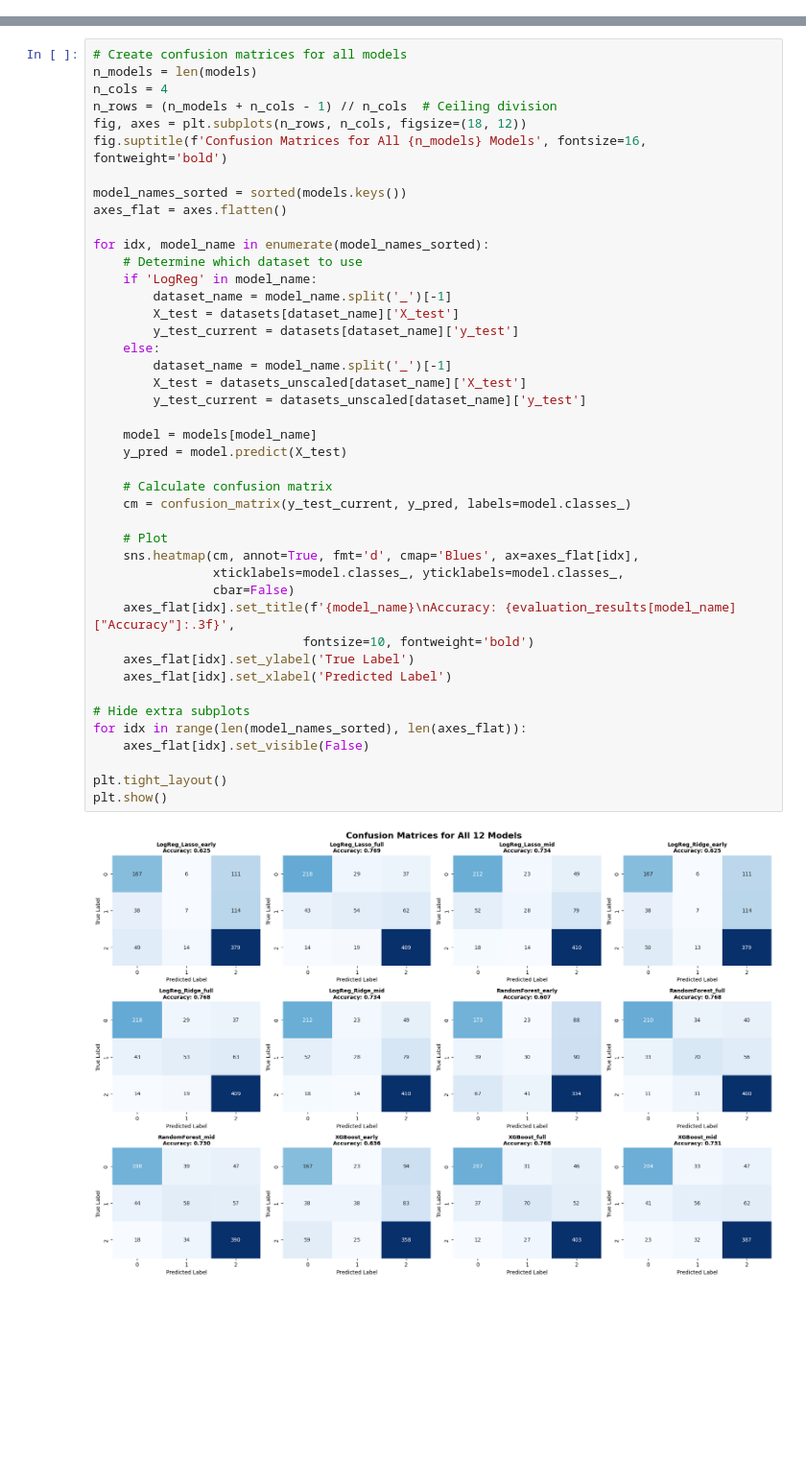
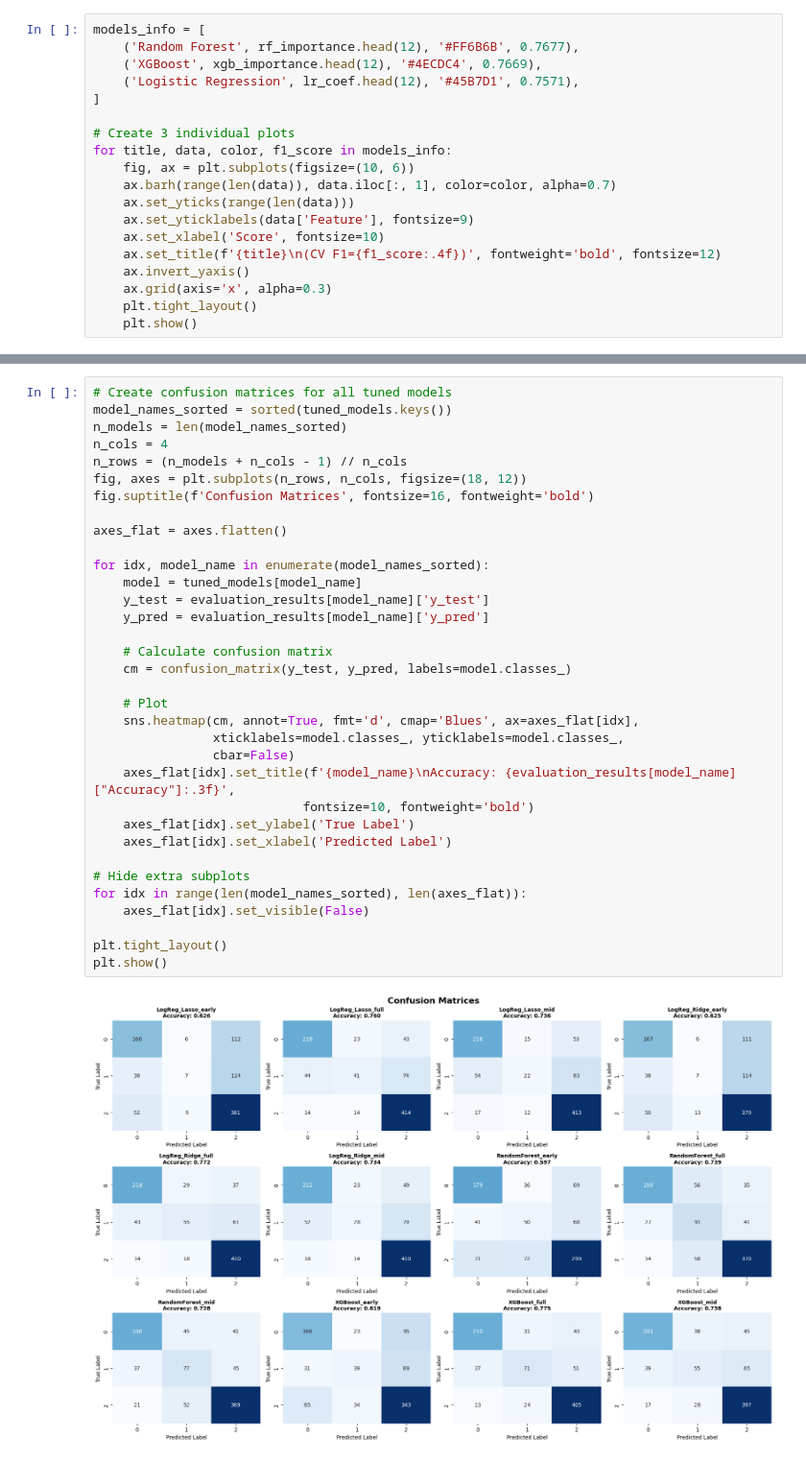
Before and after one commit to joycheng88/ml_early_dropout_detection, a Jupyter notebook: model_training.ipynb, the cells around one changed output, grey strips where cells are left out. Shown at 96% size. Saved outputs shown, nothing was run; the diff lists cells and outputs as text; blank space fills up the shorter version.

Commit message:
Update model training and utils

```diff
--- a/model_training.ipynb
+++ b/model_training.ipynb
@@ -459,0 +673,19 @@ Cross-Validation completed!
+# %%
+models_info = [
+    ('Random Forest', rf_importance.head(12), '#FF6B6B', 0.7677),
+    ('XGBoost', xgb_importance.head(12), '#4ECDC4', 0.7669),
+    ('Logistic Regression', lr_coef.head(12), '#45B7D1', 0.7571),
+]
+
+# Create 3 individual plots
+for title, data, color, f1_score in models_info:
+    fig, ax = plt.subplots(figsize=(10, 6))
+    ax.barh(range(len(data)), data.iloc[:, 1], color=color, alpha=0.7)
+    ax.set_yticks(range(len(data)))
+    ax.set_yticklabels(data['Feature'], fontsize=9)
+    ax.set_xlabel('Score', fontsize=10)
+    ax.set_title(f'{title}\n(CV F1={f1_score:.4f})', fontweight='bold', fontsize=12)
+    ax.invert_yaxis()
+    ax.grid(axis='x', alpha=0.3)
+    plt.tight_layout()
+    plt.show()
@@ -559,45 +765,36 @@ Test Set Evaluation completed!
 # %%
-# Create confusion matrices for all models
-n_models = len(models)
+# Create confusion matrices for all tuned models
+model_names_sorted = sorted(tuned_models.keys())
+n_models = len(model_names_sorted)
 n_cols = 4
-n_rows = (n_models + n_cols - 1) // n_cols  # Ceiling division
+n_rows = (n_models + n_cols - 1) // n_cols
 fig, axes = plt.subplots(n_rows, n_cols, figsize=(18, 12))
-fig.suptitle(f'Confusion Matrices for All {n_models} Models', fontsize=16, fontweight='bold')
+fig.suptitle(f'Confusion Matrices', fontsize=16, fontweight='bold')
 
-model_names_sorted = sorted(models.keys())
 axes_flat = axes.flatten()
 
 for idx, model_name in enumerate(model_names_sorted):
-    # Determine which dataset to use
-    if 'LogReg' in model_name:
-        dataset_name = model_name.split('_')[-1]
-        X_test = datasets[dataset_name]['X_test']
-        y_test_current = datasets[dataset_name]['y_test']
-    else:
-        dataset_name = model_name.split('_')[-1]
-        X_test = datasets_unscaled[dataset_name]['X_test']
-        y_test_current = datasets_unscaled[dataset_name]['y_test']
-
-    model = models[model_name]
-    y_pred = model.predict(X_test)
+    model = tuned_models[model_name]
+    y_test = evaluation_results[model_name]['y_test']
+    y_pred = evaluation_results[model_name]['y_pred']
 
     # Calculate confusion matrix
-    cm = confusion_matrix(y_test_current, y_pred, labels=model.classes_)
+    cm = confusion_matrix(y_test, y_pred, labels=model.classes_)
 
     # Plot
     sns.heatmap(cm, annot=True, fmt='d', cmap='Blues', ax=axes_flat[idx],
                 xticklabels=model.classes_, yticklabels=model.classes_,
                 cbar=False)
     axes_flat[idx].set_title(f'{model_name}\nAccuracy: {evaluation_results[model_name]["Accuracy"]:.3f}',
                             fontsize=10, fontweight='bold')
     axes_flat[idx].set_ylabel('True Label')
     axes_flat[idx].set_xlabel('Predicted Label')
 
 # Hide extra subplots
 for idx in range(len(model_names_sorted), len(axes_flat)):
     axes_flat[idx].set_visible(False)
 
 plt.tight_layout()
 plt.show()
 # %% [output]
-[figure, old version]
+[figure, new version]
```
Also changed, not shown: parts of 50 cells of this notebook, 4 other files.
